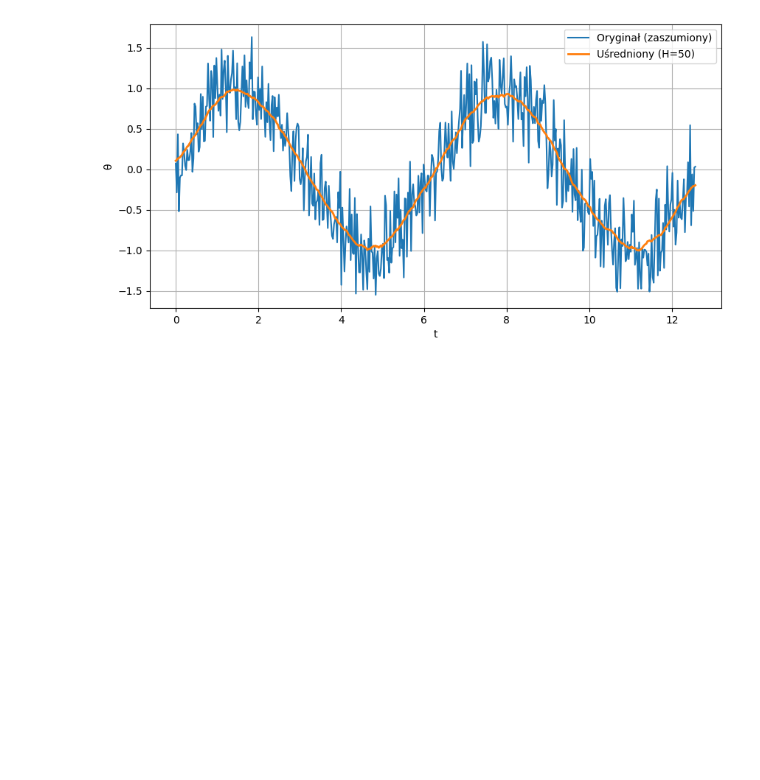
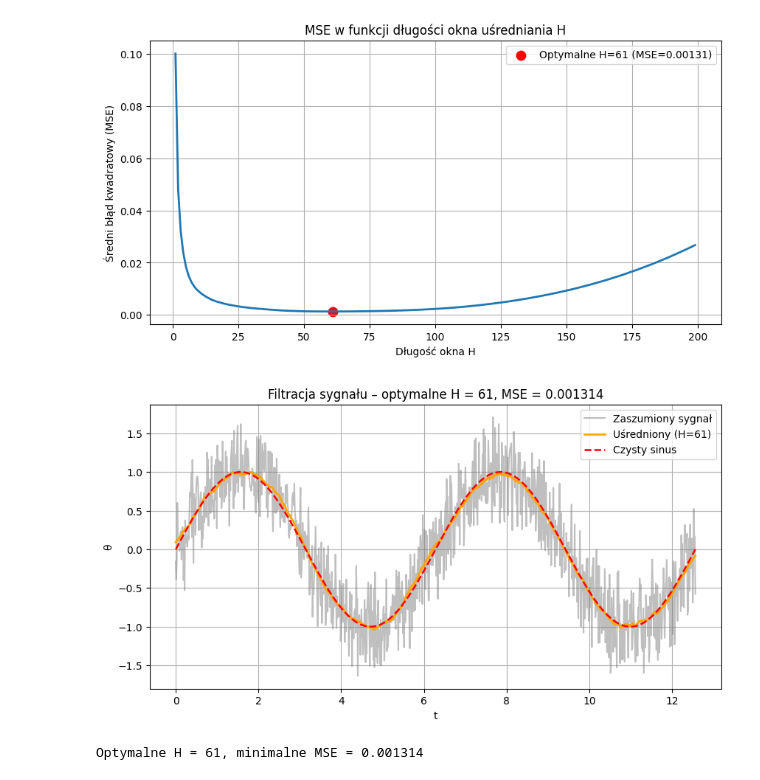
Before and after one commit to TainCurt/Sterowanie-Adaptacyjne-Projekt, a Jupyter notebook: Projekt1/projekt.ipynb, the cells around one changed output. Drawn from its saved outputs; the diff is of its cells as text; code cells hidden in the pictures; blank space fills up the shorter version.

Commit message:
Dodano obliczanie MSE, optymalnego H, zależność MSE oraz H od wariancji szumu

```diff
--- a/Projekt1/projekt.ipynb
+++ b/Projekt1/projekt.ipynb
@@ -3,7 +3,7 @@ import numpy as np
 import matplotlib.pyplot as plt
 # %%
 #generujemy losowe wartości dla szumu
-n = 500
+n = 1000
 U = np.random.rand(n)
 
 X = np.where(U < 0.5,
@@ -94,21 +94,52 @@ plt.show()
 # %%
+import numpy as np
+import matplotlib.pyplot as plt
+
+# --- Filtracja przez uśrednianie ruchome ---
 def moving_average_fast(theta, H):
-    return np.convolve(theta, np.ones(H)/H, mode='same')
+    return np.convolve(theta, np.ones(H) / H, mode='same')
 
+# --- Zakres H (liniowy) ---
+H_values = np.arange(1, 200)  # od 1 do 200 włącznie
+mse_values = []
 
+# --- Liczenie MSE dla każdego H ---
+for H in H_values:
+    theta_hat = moving_average_fast(y_noisy, H)
+    mse = np.mean((theta_hat - y_clean) ** 2)
+    mse_values.append(mse)
 
-H = 50
-theta_hat = moving_average_fast(y_noisy, H)
+mse_values = np.array(mse_values)
+best_H = H_values[np.argmin(mse_values)]
+best_mse = np.min(mse_values)
 
-# Wykres
-import matplotlib.pyplot as plt
+# --- Wykres MSE w funkcji H ---
+plt.figure(figsize=(10, 5))
+plt.plot(H_values, mse_values, '-', linewidth=2)
+plt.scatter(best_H, best_mse, color='red', s=80, label=f'Optymalne H={best_H} (MSE={best_mse:.5f})')
+plt.xlabel('Długość okna H')
+plt.ylabel('Średni błąd kwadratowy (MSE)')
+plt.title('MSE w funkcji długości okna uśredniania H')
+plt.legend()
+plt.grid(True)
+plt.show()
+
+# --- Wykres porównawczy dla najlepszego H ---
+theta_hat_best = moving_average_fast(y_noisy, best_H)
+
 plt.figure(figsize=(10,5))
-plt.plot(t, y_noisy, label='Oryginał (zaszumiony)')
-plt.plot(t, theta_hat, label=f'Uśredniony (H={H})', linewidth=2)
+plt.plot(t, y_noisy, color='gray', alpha=0.5, label='Zaszumiony sygnał')
+plt.plot(t, theta_hat_best, color='orange', linewidth=2, label=f'Uśredniony (H={best_H})')
+plt.plot(t, y_clean, '--', color='red', linewidth=1.8, label='Czysty sinus')
 plt.xlabel('t')
 plt.ylabel('θ')
 plt.legend()
 plt.grid(True)
+plt.title(f'Filtracja sygnału – optymalne H = {best_H}, MSE = {best_mse:.6f}')
 plt.show()
+
+print(f"Optymalne H = {best_H}, minimalne MSE = {best_mse:.6f}")
 # %% [output]
-[figure, old version]
+[figure, new version]
+[figure, added]
+Optymalne H = 61, minimalne MSE = 0.001314
```
Also changed, not shown: parts of 3 cells of this notebook.
